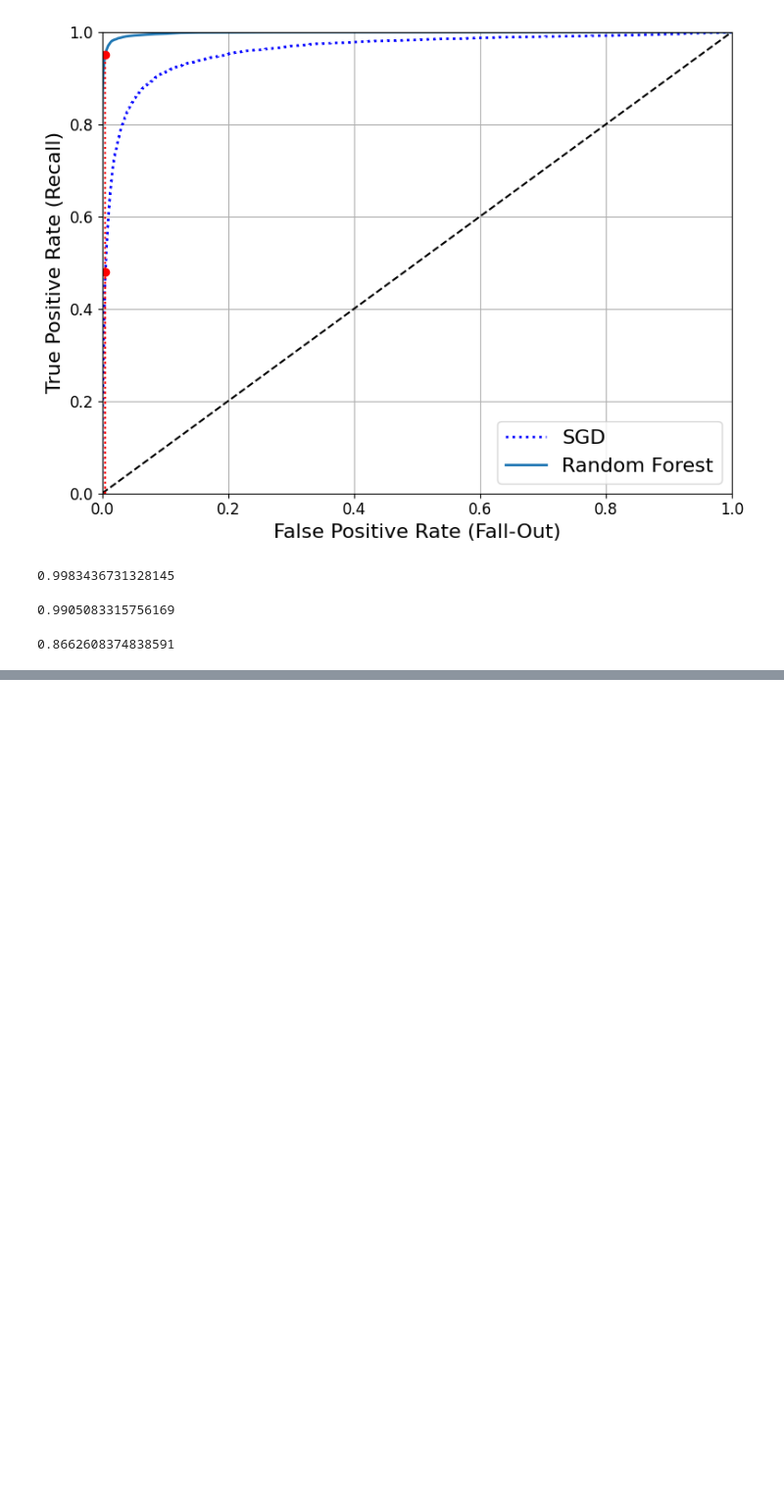
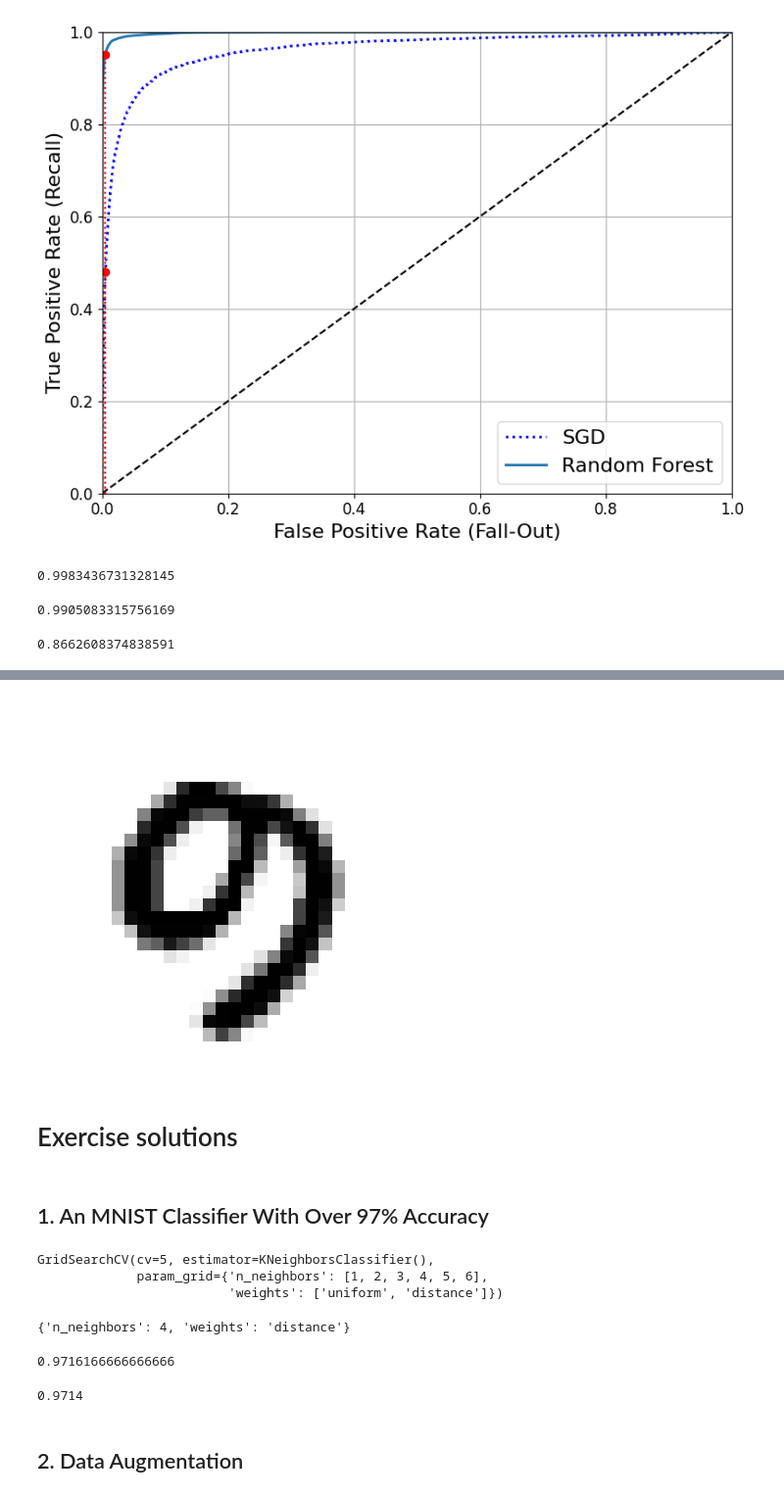
Before and after one commit to JaekwonHa/book-Hands-On-Machine-Learning, a Jupyter notebook: 03_classification.ipynb, the cells around one changed output, grey strips where cells are left out. Shown at 98% size. Cells and saved outputs as stored; diff of their text form; code cells hidden in the pictures; blank space fills up the shorter version.

```diff
--- a/03_classification.ipynb
+++ b/03_classification.ipynb
@@ -440,0 +660,41 @@ recall_score(y_train_5, y_train_pred_forest)
+# %%
+plot_digit(ambiguous_digit)
+# %% [output]
+[figure, added]
+# %% [markdown]
+# Exercise solutions
+# %% [markdown]
+## 1. An MNIST Classifier With Over 97% Accuracy
+# %%
+from sklearn.model_selection import GridSearchCV
+from sklearn.neighbors import KNeighborsClassifier
+
+X_train, X_test, y_train, y_test = X[:60000], X[60000:], y[:60000], y[60000:]
+
+param_grid = {'weights': ['uniform', 'distance'], 'n_neighbors': [1,2,3,4,5,6]}
+
+knn_clf = KNeighborsClassifier()
+
+grid_search = GridSearchCV(knn_clf, param_grid, cv=5, verbose=3)
+grid_search.fit(X_train, y_train)
+# %% [output]
+GridSearchCV(cv=5, estimator=KNeighborsClassifier(),
+             param_grid={'n_neighbors': [1, 2, 3, 4, 5, 6],
+                         'weights': ['uniform', 'distance']})
+# %%
+grid_search.best_params_
+# %% [output]
+{'n_neighbors': 4, 'weights': 'distance'}
+# %%
+grid_search.best_score_
+# %% [output]
+0.9716166666666666
+# %%
+from sklearn.metrics import accuracy_score
+
+grid_search_pred = grid_search.predict(X_test)
+accuracy_score(y_test, grid_search_pred)
+# %% [output]
+0.9714
+# %% [markdown]
+## 2. Data Augmentation
```
Also changed, not shown: parts of 51 cells of this notebook.
